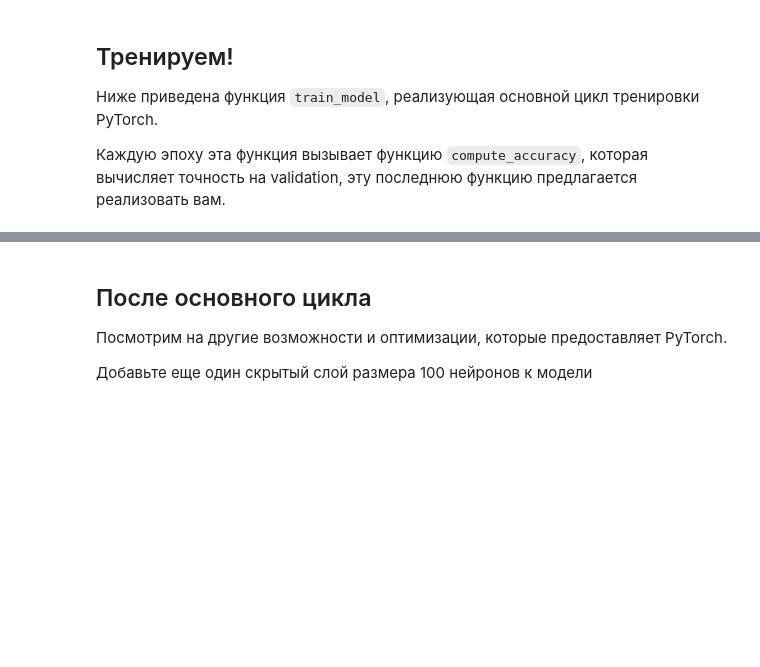
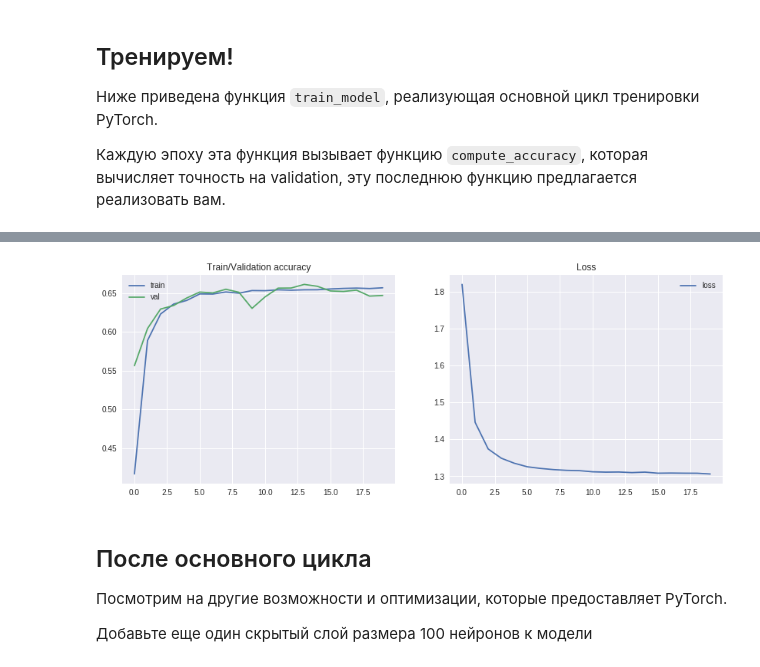
Before and after one commit to nikitakogut/dlcourse_ai, a Jupyter notebook: assignments/assignment2/PyTorch.ipynb, the cells around one changed output, grey strips where cells are left out. Saved outputs shown, nothing was run; the diff lists cells and outputs as text; code cells hidden in the pictures; blank space fills up the shorter version.

```diff
--- a/assignments/assignment2/PyTorch.ipynb
+++ b/assignments/assignment2/PyTorch.ipynb
@@ -25,6 +25,8 @@ import matplotlib.pyplot as plt
 %matplotlib inline
 
 import numpy as np
+
+device = torch.device("cuda:0") # Let's make sure GPU is available!
 # %% [markdown]
 ## Как всегда, начинаем с загрузки данных
 
@@ -91,16 +109,14 @@ SVHN data sample shape:  torch.Size([3, 32, 32])
 # %%
-nn_model = nn.Sequential(
+model = nn.Sequential(
             Flattener(),
             nn.Linear(3*32*32, 100),
             nn.ReLU(inplace=True),
-            nn.Linear(100, 10),
+            nn.Linear(100, 10)
          )
-nn_model.type(torch.FloatTensor)
-
-# We will minimize cross-entropy between the ground truth and
-# network predictions using an SGD optimizer
-loss = nn.CrossEntropyLoss().type(torch.FloatTensor)
-optimizer = optim.SGD(nn_model.parameters(), lr=1e-2, weight_decay=1e-1)
+model.type(torch.cuda.FloatTensor)
+model.to(device)
+loss = nn.CrossEntropyLoss().type(torch.cuda.FloatTensor)
+optimizer = optim.SGD(model.parameters(), lr=1e-2, weight_decay=1e-1)
 # %% [markdown]
 ## Тренируем!
 
@@ -110,25 +126,30 @@ optimizer = optim.SGD(nn_model.parameters(), lr=1e-2, weight_decay=1e-1)
 # %%
 # This is how to implement the same main train loop in PyTorch. Pretty easy, right?
 
-def train_model(model, train_loader, val_loader, loss, optimizer, num_epochs):
+def train_model(model, train_loader, val_loader, loss, optimizer, num_epochs, scheduler=None):
     loss_history = []
     train_history = []
     val_history = []
     for epoch in range(num_epochs):
+        if scheduler is not None:
+            scheduler.step()
         model.train() # Enter train mode
 
         loss_accum = 0
         correct_samples = 0
         total_samples = 0
         for i_step, (x, y) in enumerate(train_loader):
-            prediction = model(x)
-            loss_value = loss(prediction, y)
+            x_gpu = x.to(device)
+            y_gpu = y.to(device)
+
+            prediction = model(x_gpu)
+            loss_value = loss(prediction, y_gpu)
             optimizer.zero_grad()
             loss_value.backward()
             optimizer.step()
 
             _, indices = torch.max(prediction, 1)
-            correct_samples += torch.sum(indices == y)
+            correct_samples += torch.sum(indices == y_gpu)
             total_samples += y.shape[0]
 
             loss_accum += loss_value
@@ -141,7 +162,8 @@ def train_model(model, train_loader, val_loader, loss, optimizer, num_epochs):
         train_history.append(train_accuracy)
         val_history.append(val_accuracy)
 
-        print("Average loss: %f, Train accuracy: %f, Val accuracy: %f" % (ave_loss, train_accuracy, val_accuracy))
+        print("Epoch: %d, Average loss: %f, Train accuracy: %f, Val accuracy: %f" %
+              (epoch+1, ave_loss, train_accuracy, val_accuracy))
 
     return loss_history, train_history, val_history
 
@@ -160,10 +182,11 @@ def compute_accuracy(model, loader):
     correct_samples = 0
     total_samples = 0
     for i_step, (x, y) in enumerate(loader):
-        prediction = model(x)
+        x_gpu = x.to(device)
+        y_gpu = y.to(device)
+
+        prediction = model(x_gpu)
         _, indices = torch.max(prediction, 1)
-        correct_samples += torch.sum(indices == y)
+        correct_samples += torch.sum(indices == y_gpu)
         total_samples += y.shape[0]
     return float(correct_samples) / total_samples
-
-loss_history, train_history, val_history = train_model(nn_model, train_loader, val_loader, loss, optimizer, 3)
@@ -173,0 +193,2 @@ Average loss: 1.322486, Train accuracy: 0.646743, Val accuracy: 0.643096
+# %%
+loss_history, train_history, val_history = train_model(model, train_loader, val_loader, loss, optimizer, 20)
@@ -174,3 +216,7 @@ Average loss: 1.322486, Train accuracy: 0.646743, Val accuracy: 0.643096
+# %%
+display_history(loss_history, train_history, val_history)
+# %% [output]
+[figure, added]
 # %% [markdown]
 ## После основного цикла
 
```
Also changed, not shown: parts of 20 cells of this notebook.
